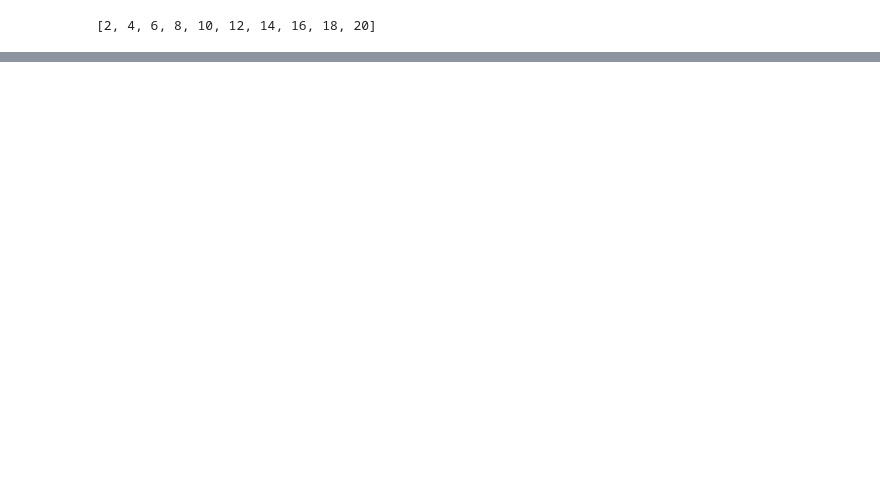
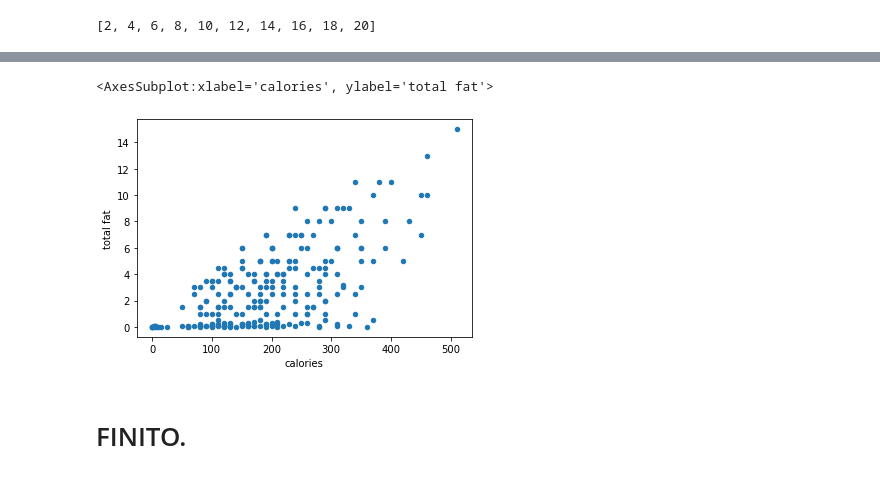
Before and after one commit to Myokom/MDST-Application, a Jupyter notebook: tutorial0/checkpoint0.ipynb, the cells around one changed output, grey strips where cells are left out. Drawn from its saved outputs; the diff is of its cells as text; code cells hidden in the pictures; blank space fills up the shorter version.

```diff
--- a/tutorial0/checkpoint0.ipynb
+++ b/tutorial0/checkpoint0.ipynb
@@ -84,7 +234,12 @@ df.plot(kind = "hist",
 # %%
 # plot calories against total fat with a scatterplot
 
 df.plot(kind = "scatter",
        x = "calories",
-       y = "total_fat",
+       y = "total fat",
        )
+# %% [output]
+<AxesSubplot:xlabel='calories', ylabel='total fat'>
+[figure, added]
+# %% [markdown]
+# FINITO.
```
Also changed, not shown: parts of 18 cells of this notebook, 1 other file.
